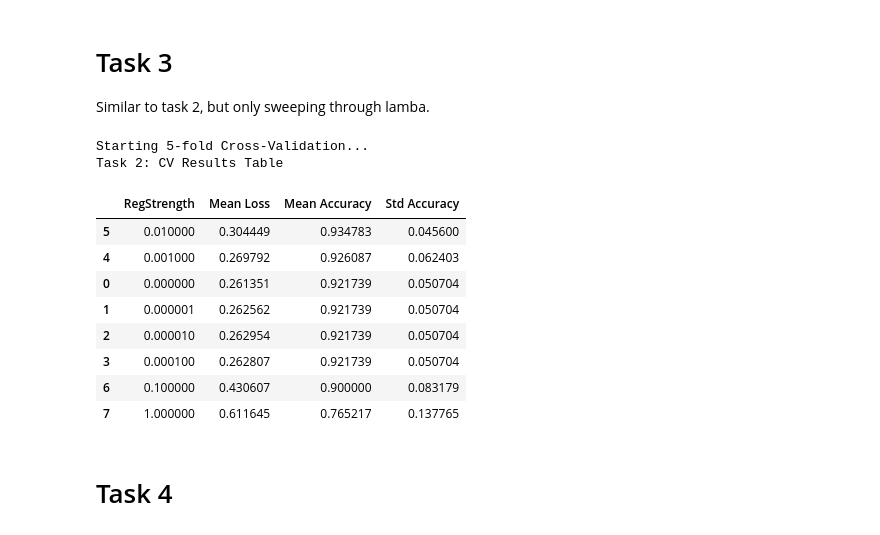
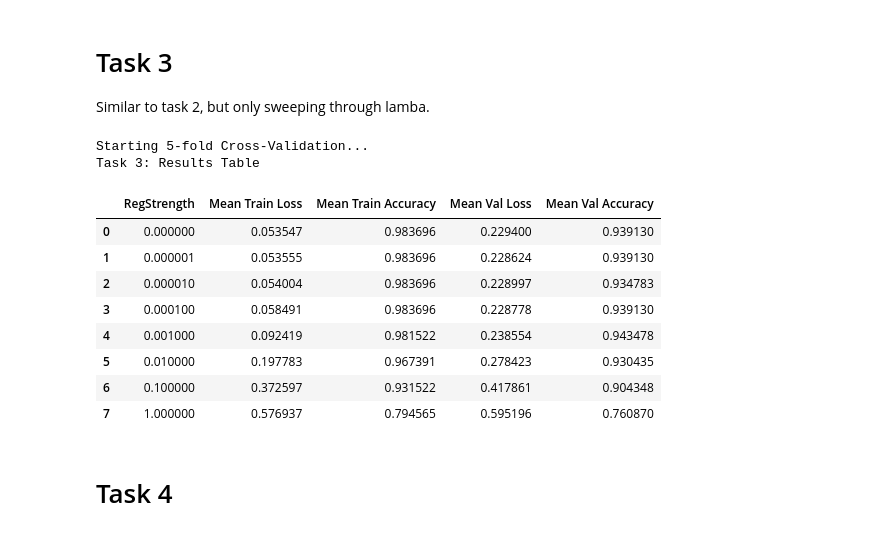
Before and after one commit to jacktheplant/assignment-2, a Jupyter notebook: assignment2.ipynb, the cells around one changed output. Cells and saved outputs as stored; diff of their text form; code cells hidden in the pictures.

```diff
--- a/assignment2.ipynb
+++ b/assignment2.ipynb
@@ -502,49 +503,50 @@ for lambda_ in lambdas:
         x_cv_val, y_cv_val = X_train[val_idx], y_train[val_idx]
 
         # Initialize and train model (using different lambdas)
         model = LogisticRegressionSGD(learning_rate=learning_rate, epochs=epochs, batch_size=batch_size, reg_lambda=lambda_)
         model.fit(x_cv_train, y_cv_train)
 
         # training evaluation
         x_cv_train_wb = np.column_stack([np.ones(len(x_cv_train)), x_cv_train])
-        train_loss = mode.compute_cross_entropy_loss(x_cv_train_wb, y_cv_train)
-        train_predictions = (model.signmoid(np.dot(x_cv_train_wb, model.w)) >= 0.5).astype.(int)
+        train_loss = model.compute_cross_entropy_loss(x_cv_train_wb, y_cv_train)
+        train_predictions = (model.sigmoid(np.dot(x_cv_train_wb, model.w)) >= 0.5).astype(int)
         train_accuracy = np.mean(train_predictions == y_cv_train)
 
         # same as previous
         x_cv_val_wb = np.column_stack([np.ones(len(x_cv_val)), x_cv_val])
         val_loss = model.compute_cross_entropy_loss(x_cv_val_wb, y_cv_val)
         val_preds = (model.sigmoid(np.dot(x_cv_val_wb, model.w)) >= 0.5).astype(int)
         val_acc = np.mean(val_preds == y_cv_val)
 
         fold_train_losses.append(train_loss)
         fold_val_losses.append(val_loss)
         fold_train_accuracies.append(train_accuracy)
         fold_val_accuracies.append(val_acc)
 
     # Record average results for this hyperparameter setting (this lambda)
     results_list.append({
         'RegStrength': lambda_,
-        'Mean Loss': np.mean(fold_losses),
-        'Mean Accuracy': np.mean(fold_accuracies),
-        'Std Accuracy': np.std(fold_accuracies)
+        'Mean Train Loss': np.mean(fold_train_losses),
+        'Mean Train Accuracy': np.mean(fold_train_accuracies),
+        'Mean Val Loss': np.mean(fold_val_losses),
+        'Mean Val Accuracy': np.mean(fold_val_accuracies)
     })
 
 # Convert to DataFrame for the Deliverable Table
 cv_results_df = pd.DataFrame(results_list)
-print("Task 2: CV Results Table")
-cv_results_df.sort_values(by='Mean Accuracy', ascending=False)
+print("Task 3: Results Table")
+cv_results_df
 # %% [output]
 Starting 5-fold Cross-Validation...
-Task 2: CV Results Table
+Task 3: Results Table
-|  | RegStrength | Mean Loss | Mean Accuracy | Std Accuracy |
-| 5 | 0.010000 | 0.304449 | 0.934783 | 0.045600 |
-| 4 | 0.001000 | 0.269792 | 0.926087 | 0.062403 |
-| 0 | 0.000000 | 0.261351 | 0.921739 | 0.050704 |
-| 1 | 0.000001 | 0.262562 | 0.921739 | 0.050704 |
-| 2 | 0.000010 | 0.262954 | 0.921739 | 0.050704 |
-| 3 | 0.000100 | 0.262807 | 0.921739 | 0.050704 |
-| 6 | 0.100000 | 0.430607 | 0.900000 | 0.083179 |
-| 7 | 1.000000 | 0.611645 | 0.765217 | 0.137765 |
+|  | RegStrength | Mean Train Loss | Mean Train Accuracy | Mean Val Loss | Mean Val Accuracy |
+| 0 | 0.000000 | 0.053547 | 0.983696 | 0.229400 | 0.939130 |
+| 1 | 0.000001 | 0.053555 | 0.983696 | 0.228624 | 0.939130 |
+| 2 | 0.000010 | 0.054004 | 0.983696 | 0.228997 | 0.934783 |
+| 3 | 0.000100 | 0.058491 | 0.983696 | 0.228778 | 0.939130 |
+| 4 | 0.001000 | 0.092419 | 0.981522 | 0.238554 | 0.943478 |
+| 5 | 0.010000 | 0.197783 | 0.967391 | 0.278423 | 0.930435 |
+| 6 | 0.100000 | 0.372597 | 0.931522 | 0.417861 | 0.904348 |
+| 7 | 1.000000 | 0.576937 | 0.794565 | 0.595196 | 0.760870 |
 # %% [markdown]
 # Task 4
```
Also changed, not shown: parts of 3 cells of this notebook.
